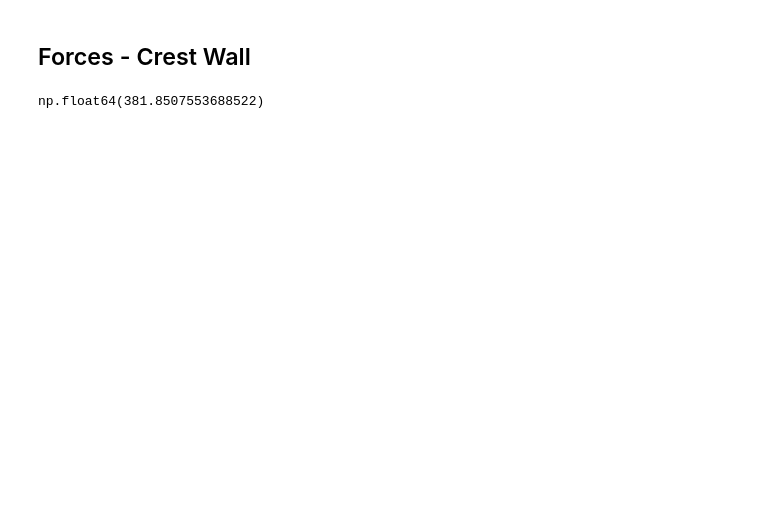
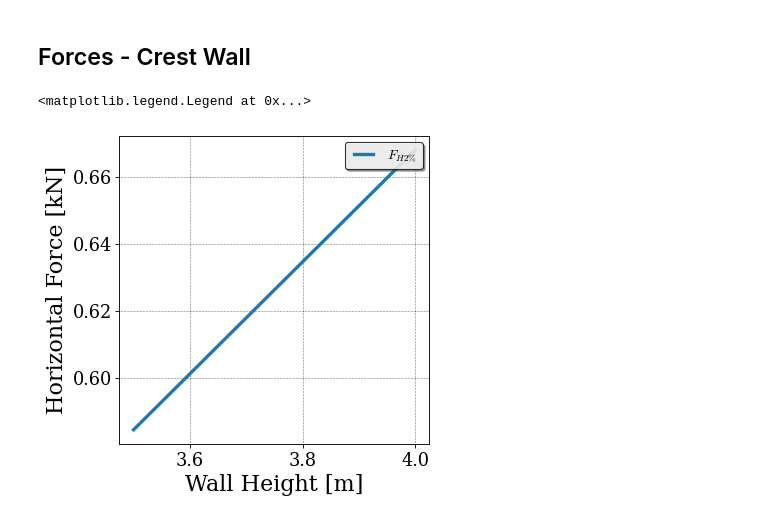
Before and after one commit to Deltares-research/coastal-structures-toolbox, a Jupyter notebook: docs/source/examples.ipynb, the cells around one changed output. Saved outputs shown, nothing was run; the diff lists cells and outputs as text; code cells hidden in the pictures; blank space fills up the shorter version.

```diff
--- a/docs/source/examples.ipynb
+++ b/docs/source/examples.ipynb
@@ -407,15 +406,22 @@ plt.xticks(rotation=45, ha="right")
 # %%
 Rc = 3.0
 Ac = 2.0
-Hwall = 3.5
-Bwall = 1.0
+Hwall_var = np.linspace(3.5, 4.0, 1000)
+Bwall_var = np.linspace(0.8, 1.2, 1000)
 Fb = 0.8
 
 FH2p = vangentvanderwerf2019.calculate_FH2p_oblique(
-    Hm0=Hm0, Tmm10=Tmm10, beta=beta, cot_alpha=cot_alpha, Ac=Ac, Rc=Rc, Hwall=Hwall
+    Hm0=Hm0, Tmm10=Tmm10, beta=beta, cot_alpha=cot_alpha, Ac=Ac, Rc=Rc, Hwall=Hwall_var
 )
 FV2p = vangentvanderwerf2019.calculate_FV2p_oblique(
-    Hm0=Hm0, Tmm10=Tmm10, beta=beta, cot_alpha=cot_alpha, Ac=Ac, Bwall=Bwall, Fb=Fb
+    Hm0=Hm0, Tmm10=Tmm10, beta=beta, cot_alpha=cot_alpha, Ac=Ac, Bwall=Bwall_var, Fb=Fb
 )
-# %% [output]
-np.float64(381.8507553688522)
+# %%
+plt.plot(Hwall_var, FH2p*1e-3, label="$F_{H2\\%}$")
+plt.xlabel("Wall Height [m]")
+plt.ylabel("Horizontal Force [kN]")
+plt.grid(visible=True, which="both")
+plt.legend()
+# %% [output]
+<matplotlib.legend.Legend at 0x...>
+[figure, added]
```
Also changed, not shown: parts of 4 cells of this notebook, 2 other files.
